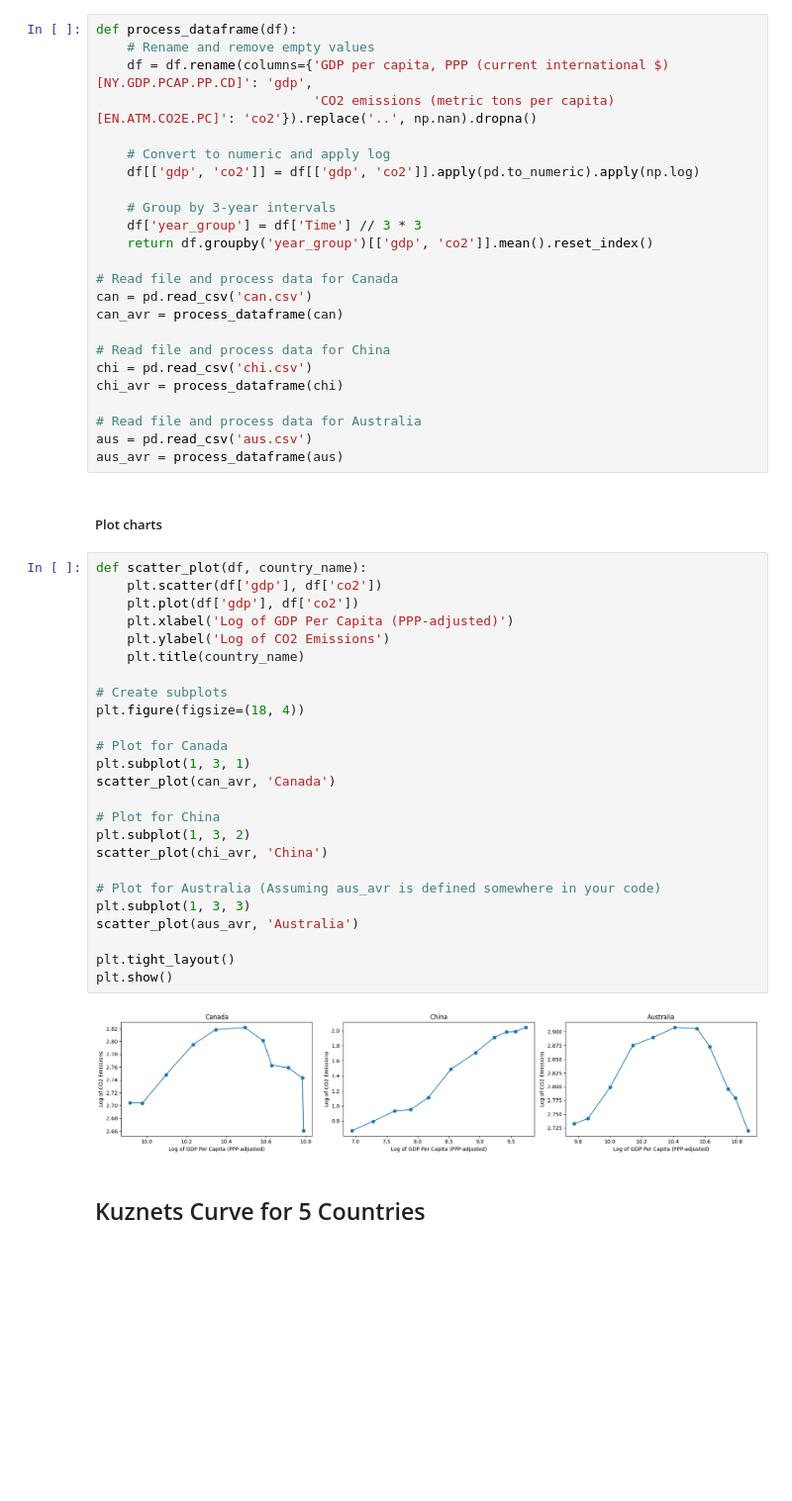
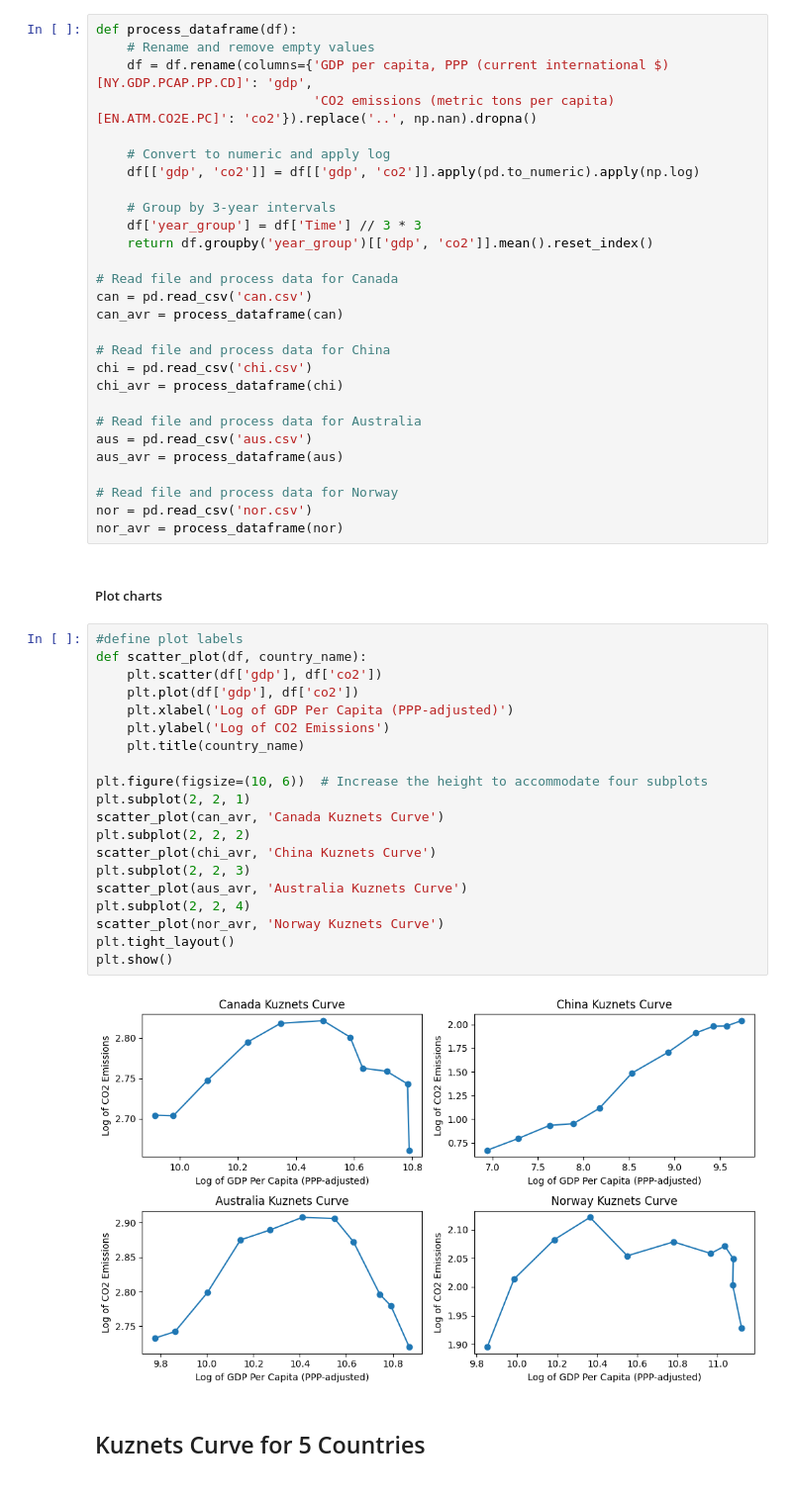
Before and after one commit to franklinchuks/Culture_ESG_EKC_THESIS, a Jupyter notebook: kuznets.ipynb, the cells around one changed output. Shown at 99% size. Cells and saved outputs as stored; diff of their text form; blank space fills up the shorter version.

```diff
--- a/kuznets.ipynb
+++ b/kuznets.ipynb
@@ -30,35 +30,34 @@ chi_avr = process_dataframe(chi)
 # Read file and process data for Australia
 aus = pd.read_csv('aus.csv')
 aus_avr = process_dataframe(aus)
+
+# Read file and process data for Norway
+nor = pd.read_csv('nor.csv')
+nor_avr = process_dataframe(nor)
 # %% [markdown]
 <h5>Plot charts
 # %%
+#define plot labels
 def scatter_plot(df, country_name):
     plt.scatter(df['gdp'], df['co2'])
     plt.plot(df['gdp'], df['co2'])
     plt.xlabel('Log of GDP Per Capita (PPP-adjusted)')
     plt.ylabel('Log of CO2 Emissions')
     plt.title(country_name)
 
-# Create subplots
-plt.figure(figsize=(18, 4))
-
-# Plot for Canada
-plt.subplot(1, 3, 1)
-scatter_plot(can_avr, 'Canada')
-
-# Plot for China
-plt.subplot(1, 3, 2)
-scatter_plot(chi_avr, 'China')
-
-# Plot for Australia (Assuming aus_avr is defined somewhere in your code)
-plt.subplot(1, 3, 3)
-scatter_plot(aus_avr, 'Australia')
-
+plt.figure(figsize=(10, 6))  # Increase the height to accommodate four subplots
+plt.subplot(2, 2, 1)
+scatter_plot(can_avr, 'Canada Kuznets Curve')
+plt.subplot(2, 2, 2)
+scatter_plot(chi_avr, 'China Kuznets Curve')
+plt.subplot(2, 2, 3)
+scatter_plot(aus_avr, 'Australia Kuznets Curve')
+plt.subplot(2, 2, 4)
+scatter_plot(nor_avr, 'Norway Kuznets Curve')
 plt.tight_layout()
 plt.show()
 # %% [output]
-[figure, old version]
+[figure, new version]
 # %% [markdown]
 <h2>Kuznets Curve for 5 Countries<h2>
 # %% [markdown]
```
Also changed, not shown: parts of 1 cell of this notebook, 1 other file.
